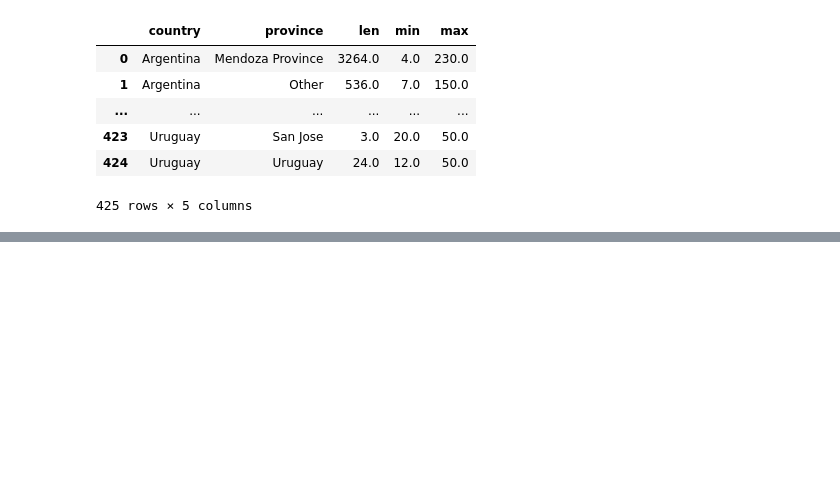
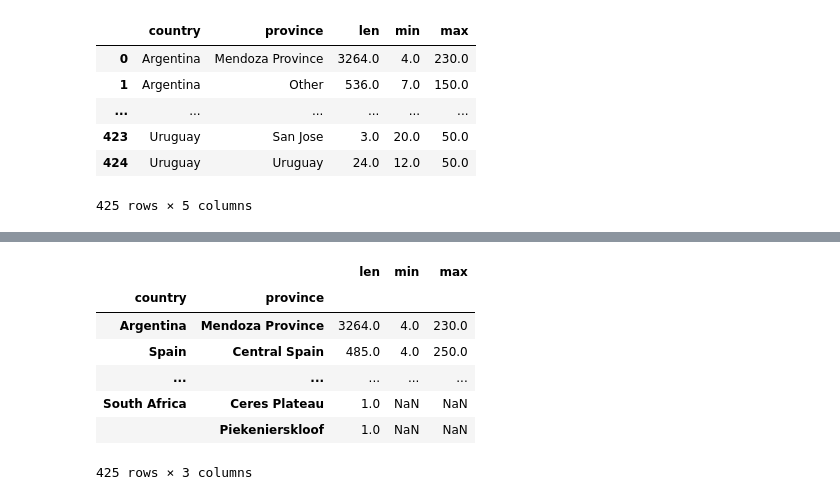
Before and after one commit to Iamsbharti/ML-AI, a Jupyter notebook: pandas/pandas_practice.ipynb, the cells around one changed output, grey strips where cells are left out. Drawn from its saved outputs; the diff is of its cells as text; code cells hidden in the pictures; blank space fills up the shorter version.

```diff
--- a/pandas/pandas_practice.ipynb
+++ b/pandas/pandas_practice.ipynb
@@ -655,8 +655,8 @@ In all of the examples we've seen thus far we've been working with DataFrame or
 
 A multi-index differs from a regular index in that it has multiple levels. For example:
 # %%
-multiple_index = wine_data.groupby(['country','province']).price.agg([len,min,max])
-multiple_index
+countries_reviewed = wine_data.groupby(['country','province']).price.agg([len,min,max])
+countries_reviewed
 # %% [output]
 |  |  | len | min | max |
 | country | province |  |  |  |
@@ -685,0 +690,12 @@ multiple_index.reset_index()
+# %%
+countries_reviewed.reset_index()
+countries_reviewed.sort_values(by="min")
+# %% [output]
+|  |  | len | min | max |
+| country | province |  |  |  |
+| Argentina | Mendoza Province | 3264.0 | 4.0 | 230.0 |
+| Spain | Central Spain | 485.0 | 4.0 | 250.0 |
+| ... | ... | ... | ... | ... |
+| South Africa | Ceres Plateau | 1.0 | NaN | NaN |
+|  | Piekenierskloof | 1.0 | NaN | NaN |
+425 rows × 3 columns
```
Also changed, not shown: parts of 9 cells of this notebook.
